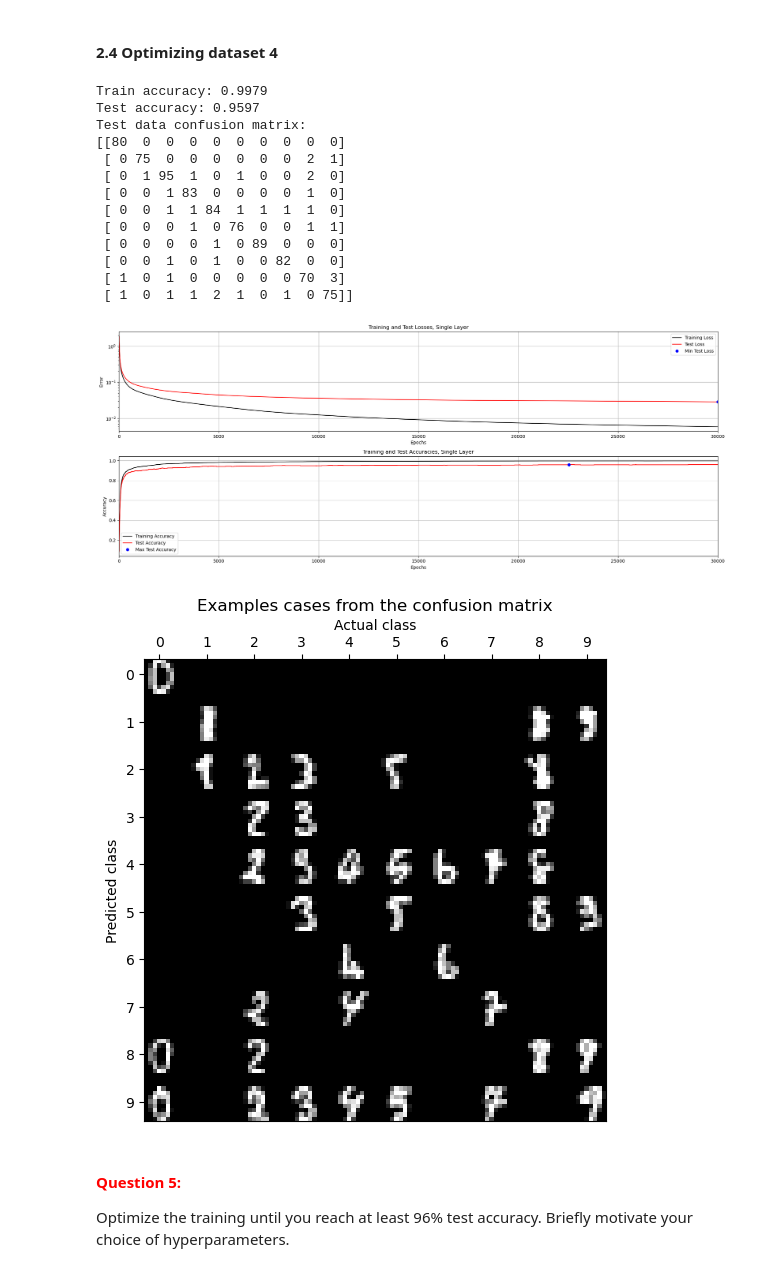
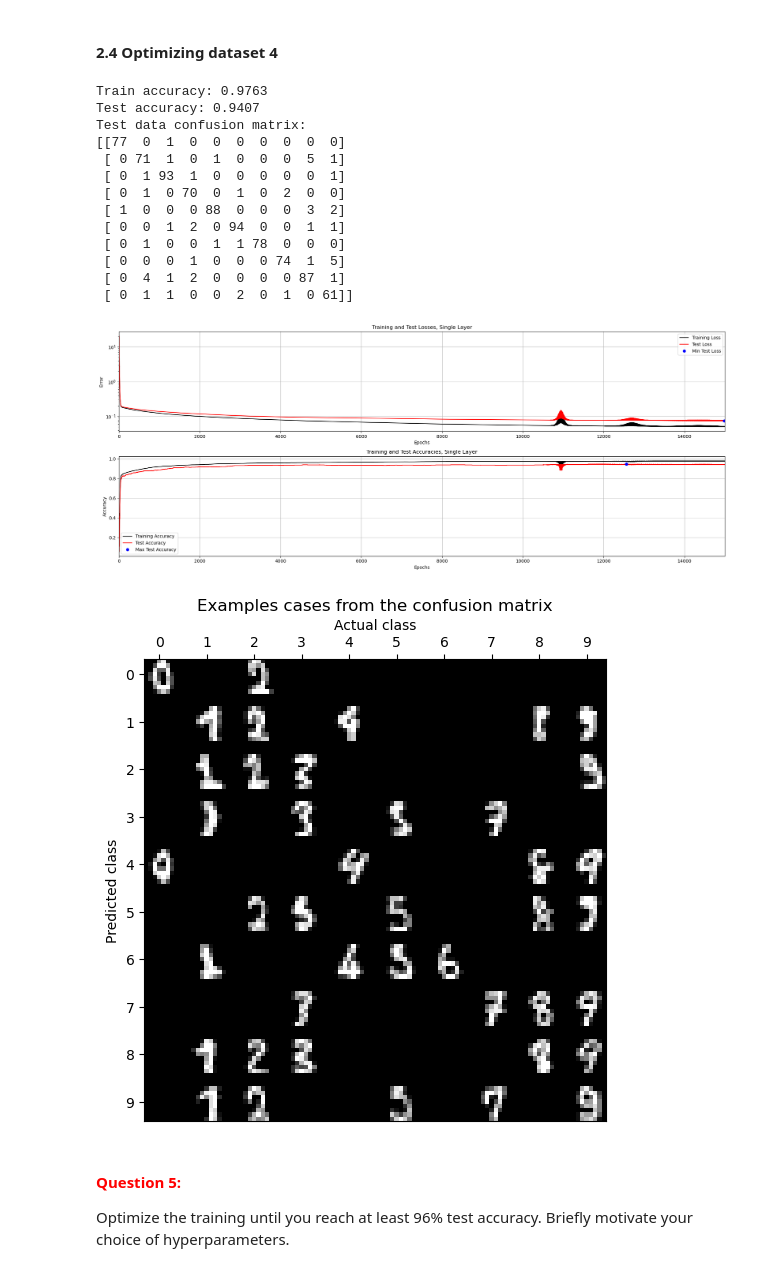
Before and after one commit to mfroeh/TBMI26, a Jupyter notebook: A1_Supervised/main3_MultiLayer.ipynb, the cells around one changed output. Saved outputs shown, nothing was run; the diff lists cells and outputs as text; code cells hidden in the pictures.

```diff
--- a/A1_Supervised/main3_MultiLayer.ipynb
+++ b/A1_Supervised/main3_MultiLayer.ipynb
@@ -62,7 +62,7 @@ def forward(X, W1, B1, W2, B2, useTanhOutput=False):
     # --------------------------------------------
 
     beforeActivation = X @ W1 + B1
-    U = beforeActivation if not useTanhOutput else np.tanh(beforeActivation)
+    U = np.tanh(beforeActivation)
     beforeActivation = U @ W2 + B2
     Y = beforeActivation if not useTanhOutput else np.tanh(beforeActivation)
 
@@ -91,7 +91,7 @@ def backward(W1, B1, W2, B2, X, U, Y, D, useTanhOutput=False):
         D (array): Target outputs.
 
         useTanhOutput (bool): (optional)
-            True  - Network uses tanh activation on output layer
+            True - Network uses tanh activation on output layer
             False - Network uses linear (no) activation on output layer
 
     Returns:
@@ -101,7 +101,7 @@ def backward(W1, B1, W2, B2, X, U, Y, D, useTanhOutput=False):
         GradB2 (array): Gradients with respect to B2
     """
 
-    N  = Y.shape[0]
+    N = Y.shape[0]
     NC = Y.shape[1]
 
     # --------------------------------------------
@@ -109,18 +109,18 @@ def backward(W1, B1, W2, B2, X, U, Y, D, useTanhOutput=False):
     # --------------------------------------------
 
     # Gradient for the output layer
-    dErr = (Y - D) / (N * NC)
-    GradW2 = U.T @ dErr
-    GradB2 = np.sum(dErr, axis=0)
+    dErr = 2 * (Y - D) / (N * NC)
+
+    if useTanhOutput:
+        GradW2 = U.T @ (dErr * (1 - np.square(Y)))
+        GradB2 = np.sum(dErr * (1 - np.square(Y)), axis=0)
+    else:
+        GradW2 = U.T @ dErr
+        GradB2 = np.sum(dErr, axis=0)
 
     # And the input layer
-    if not useTanhOutput:
-        GradW1 = X.T @ (dErr @ W2.T)
-        GradB1 = np.sum(dErr @ W2.T, axis=0)
-    else:
-        GradW1 = X.T @ ((dErr @ W2.T) * (1 - np.square(U)))
-        GradB1 = np.sum((dErr @ W2.T) * (1 - np.square(U)), axis=0)
-
+    GradW1 = X.T @ ((dErr @ W2.T) * (1 - np.square(U)))
+    GradB1 = np.sum((dErr @ W2.T) * (1 - np.square(U)), axis=0)
     # ============================================
 
     return GradW1, GradB1, GradW2, GradB2
@@ -489,36 +489,36 @@ Optimize the training until you reach at least 99% test accuracy. Briefly motiva
 # %%
 # --------------------------------------------
 # === Your code here =========================
 # --------------------------------------------
 nInputs  = 64
 nClasses = 10
 nHidden  = 32
 
 W1_0 = np.random.standard_normal((nInputs, nHidden))
 B1_0 = np.random.standard_normal((1, nHidden))
 W2_0 = np.random.standard_normal((nHidden, nClasses))
 B2_0 = np.random.standard_normal((1, nClasses))
 
-params = {"epochs": 30000, "learningRate": 0.1, "normalize": True, "useTanhOutput": True, "momentum": 0.9}
+params = {"epochs": 15000, "learningRate": 0.3, "normalize": True, "useTanhOutput": False, "momentum": 0.9}
 # ============================================
 
 trainMultiLayerOnDataset(4, 0.15, W1_0, B1_0, W2_0, B2_0, params)
 # %% [output]
-Train accuracy: 0.9979
-Test accuracy: 0.9597
+Train accuracy: 0.9763
+Test accuracy: 0.9407
 Test data confusion matrix:
-[[80  0  0  0  0  0  0  0  0  0]
- [ 0 75  0  0  0  0  0  0  2  1]
- [ 0  1 95  1  0  1  0  0  2  0]
- [ 0  0  1 83  0  0  0  0  1  0]
- [ 0  0  1  1 84  1  1  1  1  0]
- [ 0  0  0  1  0 76  0  0  1  1]
- [ 0  0  0  0  1  0 89  0  0  0]
- [ 0  0  1  0  1  0  0 82  0  0]
- [ 1  0  1  0  0  0  0  0 70  3]
- [ 1  0  1  1  2  1  0  1  0 75]]
+[[77  0  1  0  0  0  0  0  0  0]
+ [ 0 71  1  0  1  0  0  0  5  1]
+ [ 0  1 93  1  0  0  0  0  0  1]
+ [ 0  1  0 70  0  1  0  2  0  0]
+ [ 1  0  0  0 88  0  0  0  3  2]
+ [ 0  0  1  2  0 94  0  0  1  1]
+ [ 0  1  0  0  1  1 78  0  0  0]
+ [ 0  0  0  1  0  0  0 74  1  5]
+ [ 0  4  1  2  0  0  0  0 87  1]
+ [ 0  1  1  0  0  2  0  1  0 61]]
-[figure, old version]
+[figure, new version]
-[figure, old version]
+[figure, new version]
 # %% [markdown]
 #### **<span style="color:red">Question 5:</span>**
 
```
Also changed, not shown: parts of 4 cells of this notebook.
